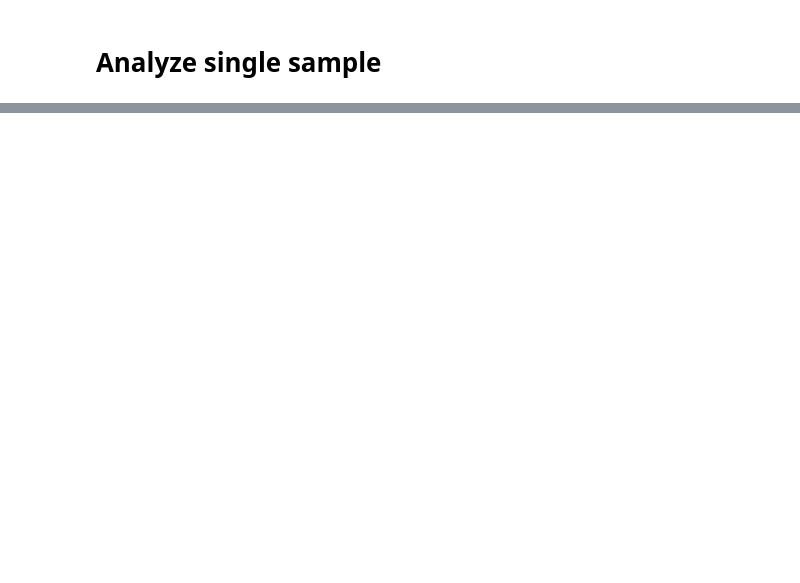
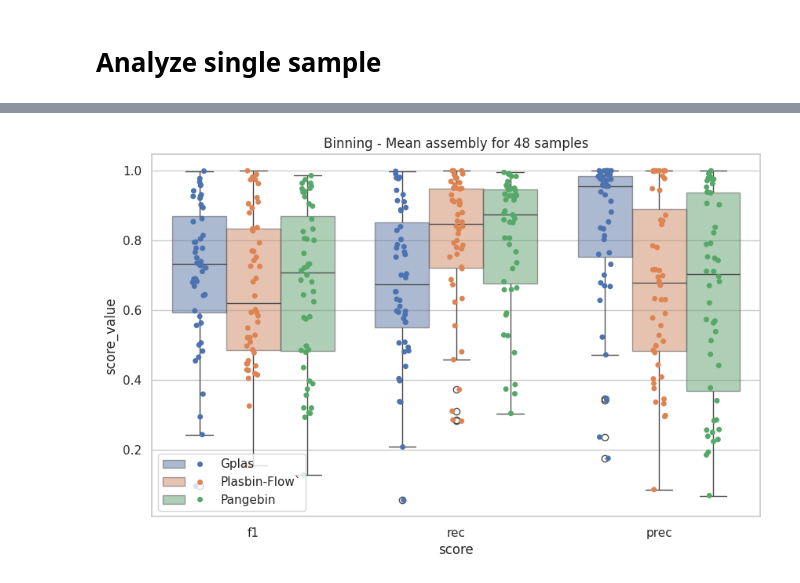
Before and after one commit to msgr0/pangebin, a Jupyter notebook: analysis.ipynb, the cells around one changed output, grey strips where cells are left out. Saved outputs shown, nothing was run; the diff lists cells and outputs as text; code cells hidden in the pictures; blank space fills up the shorter version.

```diff
--- a/analysis.ipynb
+++ b/analysis.ipynb
@@ -118,0 +848,44 @@ plot_4 = df_labeling.loc[df_labeling["tool"]=='1.pan'].plot.box(by=["bintype"],
+# %%
+df_plot_mean = pd.concat([df_plot_uni, df_plot_ske], ignore_index=True)
+df_plot_mean = df_plot_mean.groupby(["sample", "tool", "score"]).mean(numeric_only=True).reset_index()
+df_plot_mean.head()
+
+df_plot = df_plot_mean
+
+df_plot = pd.concat([
+    df_pangebin[["sample", "prec"]].rename(columns={"prec": "score_value"}).assign(tool="pan").assign(score="prec"),
+    df_plot], ignore_index=True)
+df_plot = pd.concat([
+    df_pangebin[["sample", "rec"]].rename(columns={"rec": "score_value"}).assign(tool="pan").assign(score="rec"),
+    df_plot], ignore_index=True)
+df_plot = pd.concat([
+    df_pangebin[["sample", "f1"]].rename(columns={"f1": "score_value"}).assign(tool="pan").assign(score="f1"),
+    df_plot], ignore_index=True)
+# %%
+plt.figure(figsize=(10, 6))
+p = sns.boxplot(
+    data=df_plot,
+    x="score",
+    y="score_value",
+    hue="tool",
+    hue_order=["gplas", "pbf", "pan"],
+    boxprops=dict(alpha=.5),
+
+)
+sns.stripplot(data=df_plot, x="score", y="score_value", hue="tool", hue_order=["gplas", "pbf", "pan"],
+    dodge=True, ax=p)
+
+handles, labels = p.get_legend_handles_labels()
+p.legend(handles=[(handles[0], handles[3]), (handles[1], handles[4]), (handles[2], handles[5])],
+          labels=['Gplas', 'Plasbin-Flow`', 'Pangebin'],
+          loc='lower left', handlelength=4,
+          handler_map={tuple: HandlerTuple(ndivide=None)})
+
+# p.fig.subplots_adjust(top=.95)
+plt.title("Binning - Mean assembly for 48 samples")
+# plt.xlabel("Plasbin-Flow")
+# plt.ylabel("Gplas")
+plt.savefig("misc/plot/bin_mean.pdf")
+# plt.close()
+# %% [output]
+[figure, added]
```
Also changed, not shown: parts of 41 cells of this notebook, 44 other files.
